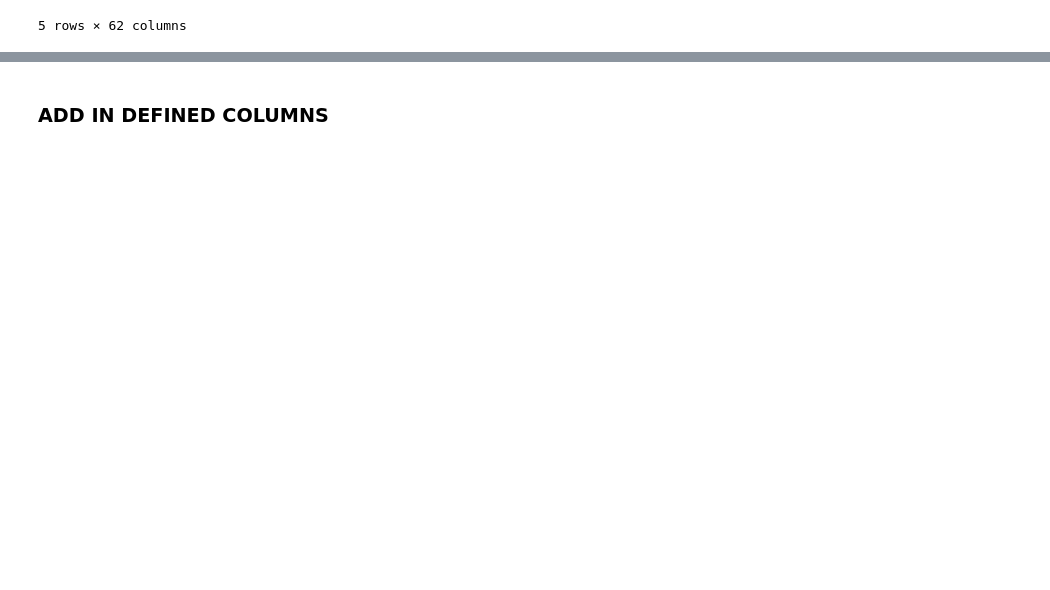
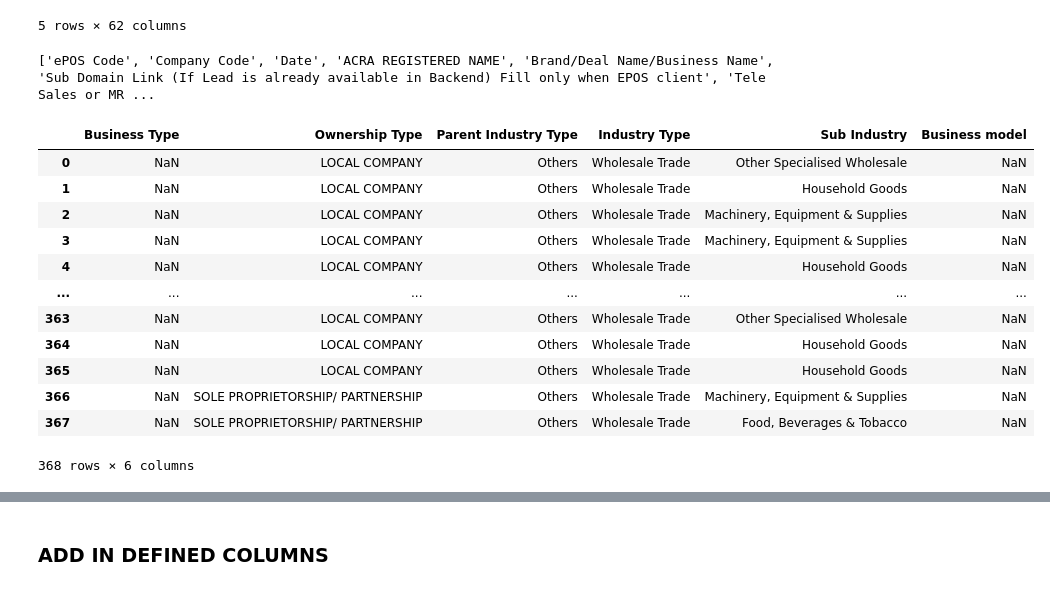
Before and after one commit to AzlieJohari57/Leads_Generation_Pipeline, a Jupyter notebook: MasterDB_Mapping.ipynb, the cells around one changed output, grey strips where cells are left out. Drawn from its saved outputs; the diff is of its cells as text; code cells hidden in the pictures; blank space fills up the shorter version.

```diff
--- a/MasterDB_Mapping.ipynb
+++ b/MasterDB_Mapping.ipynb
@@ -402,3 +410,25 @@ Columns: 62
 | 3 | NaN | NaN | NaN | GOLDEN GARLAND COMMUNICATION PTE.... | GOLDEN GARLAND COMMUNICATION PTE.... | NaN | ... |
 | 4 | NaN | NaN | NaN | XINYUAN SHOES PTE. LTD. | XINYUAN SHOES PTE. LTD. | NaN | ... |
 5 rows × 62 columns
+# %%
+print(Fresh_Leads_formatted.columns.to_list())
+# %% [output]
+['ePOS Code', 'Company Code', 'Date', 'ACRA REGISTERED NAME', 'Brand/Deal Name/Business Name', 'Sub Domain Link (If Lead is already available in Backend) Fill only when EPOS client', 'Tele Sales or MR ...
+# %%
+# Select only the "Ownership Type" column
+Fresh_Leads_formatted_x = Fresh_Leads_formatted[["Business Type", "Ownership Type", "Parent Industry Type", "Industry Type", "Sub Industry", "Business model"]]
+Fresh_Leads_formatted_x
+# %% [output]
+|  | Business Type | Ownership Type | Parent Industry Type | Industry Type | Sub Industry | Business model |
+| 0 | NaN | LOCAL COMPANY | Others | Wholesale Trade | Other Specialised Wholesale | NaN |
+| 1 | NaN | LOCAL COMPANY | Others | Wholesale Trade | Household Goods | NaN |
+| 2 | NaN | LOCAL COMPANY | Others | Wholesale Trade | Machinery, Equipment & Supplies | NaN |
+| 3 | NaN | LOCAL COMPANY | Others | Wholesale Trade | Machinery, Equipment & Supplies | NaN |
+| 4 | NaN | LOCAL COMPANY | Others | Wholesale Trade | Household Goods | NaN |
+| ... | ... | ... | ... | ... | ... | ... |
+| 363 | NaN | LOCAL COMPANY | Others | Wholesale Trade | Other Specialised Wholesale | NaN |
+| 364 | NaN | LOCAL COMPANY | Others | Wholesale Trade | Household Goods | NaN |
+| 365 | NaN | LOCAL COMPANY | Others | Wholesale Trade | Household Goods | NaN |
+| 366 | NaN | SOLE PROPRIETORSHIP/ PARTNERSHIP | Others | Wholesale Trade | Machinery, Equipment & Supplies | NaN |
+| 367 | NaN | SOLE PROPRIETORSHIP/ PARTNERSHIP | Others | Wholesale Trade | Food, Beverages & Tobacco | NaN |
+368 rows × 6 columns
```
Also changed, not shown: parts of 11 cells of this notebook, 12 other files.
